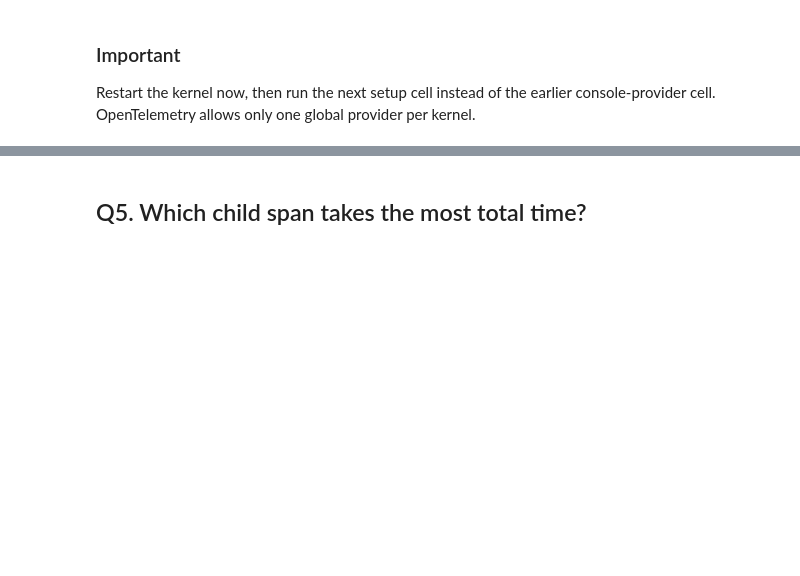
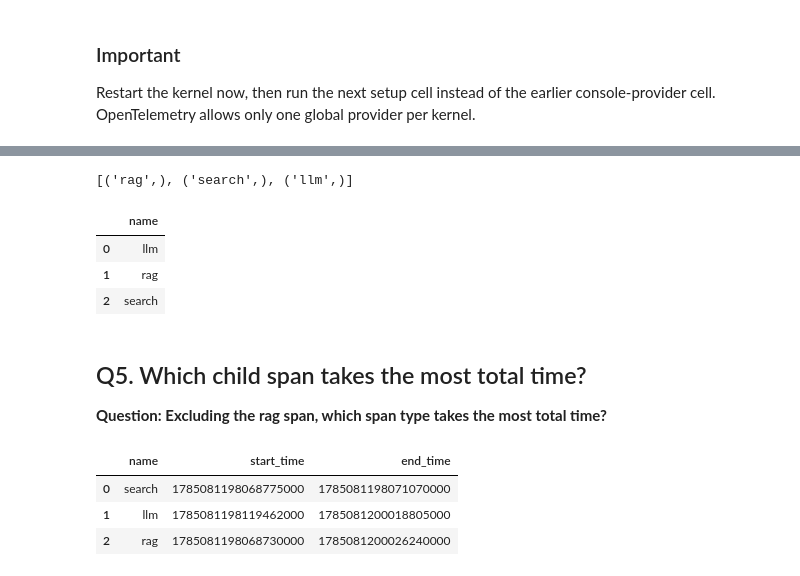
Before and after one commit to Nera1001/llm-zoomcamp_2026_vh, a Jupyter notebook: 05-monitoring/llm-zoomcamp-hw5/homework5.ipynb, the cells around one changed output, grey strips where cells are left out. Saved outputs shown, nothing was run; the diff lists cells and outputs as text; code cells hidden in the pictures; blank space fills up the shorter version.

```diff
--- a/05-monitoring/llm-zoomcamp-hw5/homework5.ipynb
+++ b/05-monitoring/llm-zoomcamp-hw5/homework5.ipynb
@@ -370,5 +436,62 @@ Q4 span names: []
+# %%
+with sqlite3.connect("traces.db") as conn:
+    rows = conn.execute(
+        """
+        SELECT name
+        FROM spans
+        ORDER BY start_time
+        """
+    ).fetchall()
+
+print(rows)
+# %% [output]
+[('rag',), ('search',), ('llm',)]
+# %%
+import pandas as pd
+
+
+with sqlite3.connect("traces.db") as conn:
+    q4_results = pd.read_sql_query(
+        """
+        SELECT DISTINCT name
+        FROM spans
+        ORDER BY name
+        """,
+        conn
+    )
+
+q4_results
+# %% [output]
+|  | name |
+| 0 | llm |
+| 1 | rag |
+| 2 | search |
 # %% [markdown]
 ## Q5. Which child span takes the most total time?
+
+**Question: Excluding the rag span, which span type takes the most total time?**
+# %%
+import sqlite3
+import pandas as pd
+
+with sqlite3.connect("traces.db") as conn:
+    spans_df = pd.read_sql_query(
+        """
+        SELECT
+            name,
+            start_time,
+            end_time
+        FROM spans
+        """,
+        conn
+    )
+
+display(spans_df)
+# %% [output]
+|  | name | start_time | end_time |
+| 0 | search | 1785081198068775000 | 1785081198071070000 |
+| 1 | llm | 1785081198119462000 | 1785081200018805000 |
+| 2 | rag | 1785081198068730000 | 1785081200026240000 |
 # %%
 spans_df["duration_ms"] = (
     spans_df["end_time"] - spans_df["start_time"]
```
Also changed, not shown: parts of 16 cells of this notebook.
